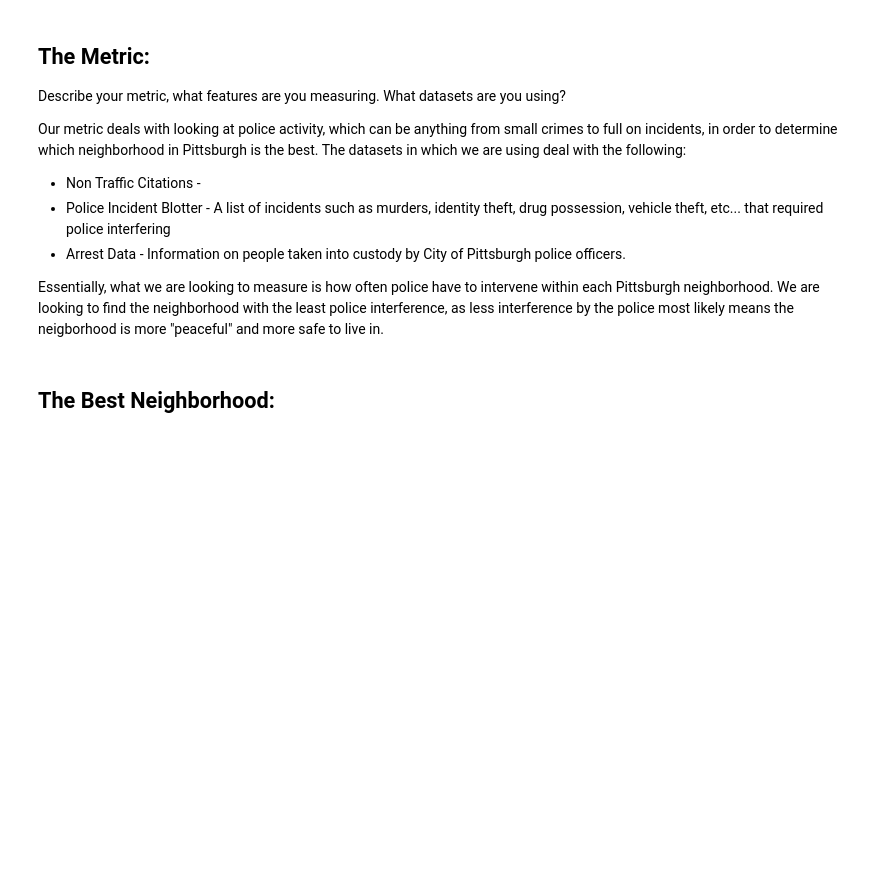
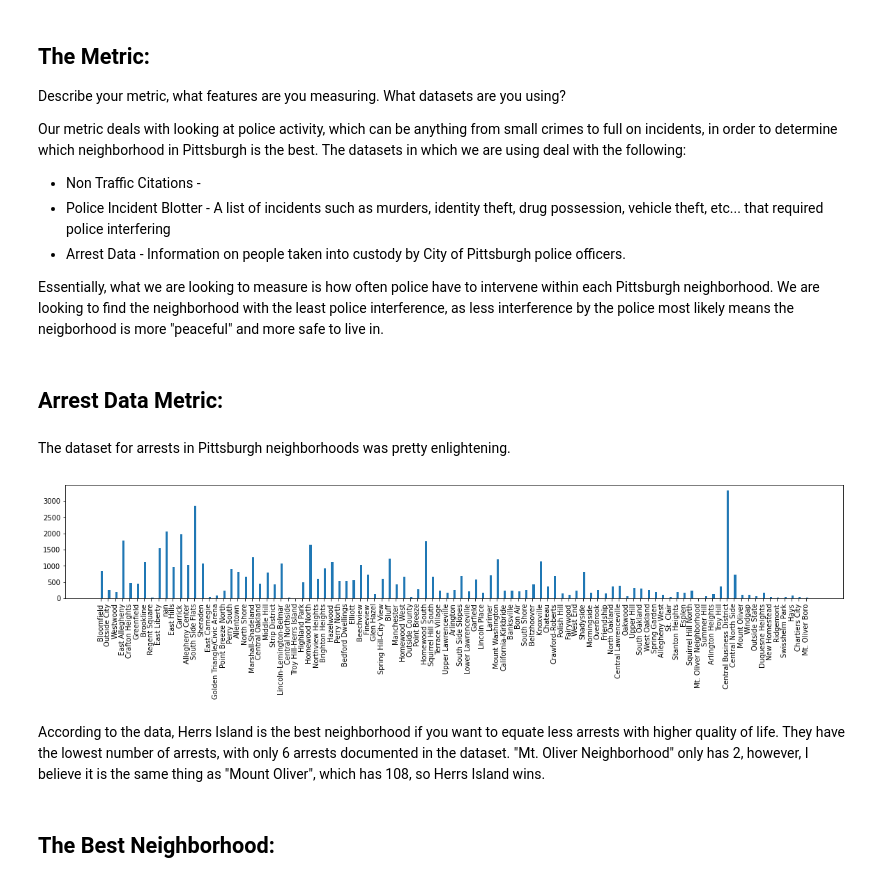
Before and after one commit to cdornn/Big-Ideas-Final-Project, a Jupyter notebook: group_notebook.ipynb, the cells around one changed output. Cells and saved outputs as stored; diff of their text form; code cells hidden in the pictures; blank space fills up the shorter version.

Commit message:
Added arrest data metric and findings

```diff
--- a/group_notebook.ipynb
+++ b/group_notebook.ipynb
@@ -19,6 +19,35 @@ Our metric deals with looking at police activity, which can be anything from sma
 * Arrest Data - Information on people taken into custody by City of Pittsburgh police officers.
 
 Essentially, what we are looking to measure is how often police have to intervene within each Pittsburgh neighborhood. We are looking to find the neighborhood with the least police interference, as less interference by the police most likely means the neigborhood is more "peaceful" and more safe to live in.
+# %% [markdown]
+## Arrest Data Metric:
+# %% [markdown]
+The dataset for arrests in Pittsburgh neighborhoods was pretty enlightening.
+# %%
+import pandas as pd
+import numpy as np
+%matplotlib inline
+import matplotlib.pyplot as plt
+
+arrests = pd.read_csv("https://data.wprdc.org/datastore/dump/e03a89dd-134a-4ee8-a2bd-62c40aeebc6f")
+num_arrests = arrests.loc[:, "INCIDENTNEIGHBORHOOD"]
+
+arrestdict = dict()
+
+for INCIDENTNEIGHBORHOOD in num_arrests:
+    if INCIDENTNEIGHBORHOOD not in arrestdict:
+        arrestdict[INCIDENTNEIGHBORHOOD] = 1
+    else:
+        arrestdict[INCIDENTNEIGHBORHOOD] = arrestdict[INCIDENTNEIGHBORHOOD] + 1
+
+plt.figure(figsize=(20, 3))  # width:20, height:3
+plt.bar(range(len(arrestdict)), arrestdict.values(), align='edge', width=0.3)
+plt.xticks(range(len(arrestdict)), arrestdict.keys(), rotation='vertical')
+plt.show()
+# %% [output]
+[figure, added]
+# %% [markdown]
+According to the data, Herrs Island is the best neighborhood if you want to equate less arrests with higher quality of life. They have the lowest number of arrests, with only 6 arrests documented in the dataset. "Mt. Oliver Neighborhood" only has 2, however, I believe it is the same thing as "Mount Oliver", which has 108, so Herrs Island wins.
 # %% [markdown]
 ## The Best Neighborhood:
 # %% [markdown]
```
